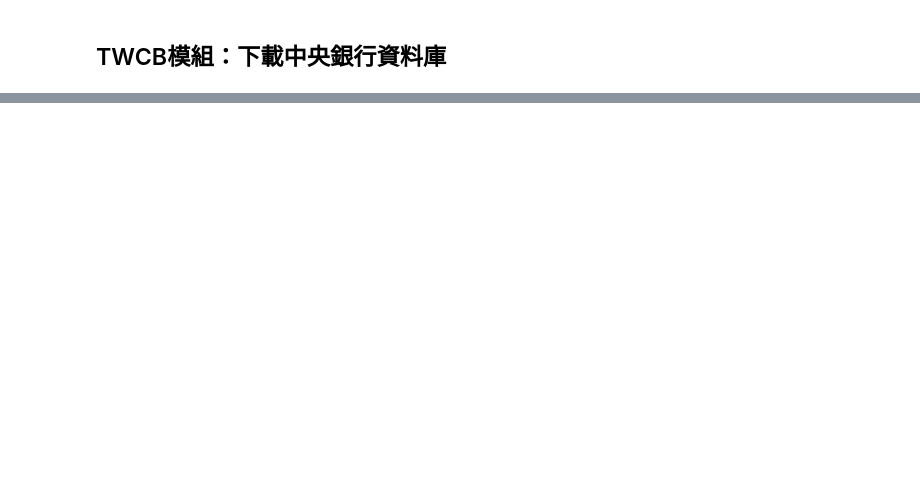
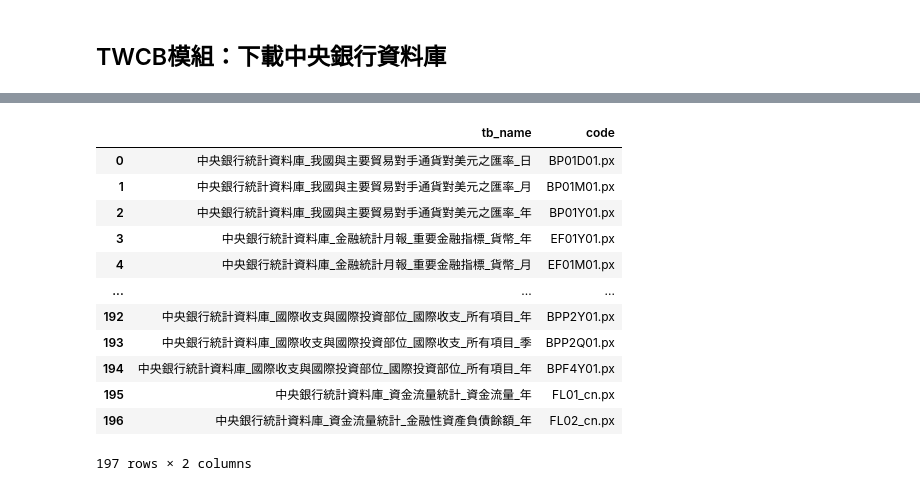
Before and after one commit to Nicole040/python-development-bible, a Jupyter notebook: 金融匯率股票相關.ipynb, the cells around one changed output, grey strips where cells are left out. Drawn from its saved outputs; the diff is of its cells as text; code cells hidden in the pictures; blank space fills up the shorter version.

```diff
--- a/金融匯率股票相關.ipynb
+++ b/金融匯率股票相關.ipynb
@@ -157,0 +327,17 @@ Successfully installed twstock-1.4.0
+# %%
+import TWCB
+TWCB.get_info()
+# %% [output]
+|  | tb_name | code |
+| 0 | 中央銀行統計資料庫_我國與主要貿易對手通貨對美元之匯率_日 | BP01D01.px |
+| 1 | 中央銀行統計資料庫_我國與主要貿易對手通貨對美元之匯率_月 | BP01M01.px |
+| 2 | 中央銀行統計資料庫_我國與主要貿易對手通貨對美元之匯率_年 | BP01Y01.px |
+| 3 | 中央銀行統計資料庫_金融統計月報_重要金融指標_貨幣_年 | EF01Y01.px |
+| 4 | 中央銀行統計資料庫_金融統計月報_重要金融指標_貨幣_月 | EF01M01.px |
+| ... | ... | ... |
+| 192 | 中央銀行統計資料庫_國際收支與國際投資部位_國際收支_所有項目_年 | BPP2Y01.px |
+| 193 | 中央銀行統計資料庫_國際收支與國際投資部位_國際收支_所有項目_季 | BPP2Q01.px |
+| 194 | 中央銀行統計資料庫_國際收支與國際投資部位_國際投資部位_所有項目_年 | BPF4Y01.px |
+| 195 | 中央銀行統計資料庫_資金流量統計_資金流量_年 | FL01_cn.px |
+| 196 | 中央銀行統計資料庫_資金流量統計_金融性資產負債餘額_年 | FL02_cn.px |
+197 rows × 2 columns
```
Also changed, not shown: parts of 16 cells of this notebook.
